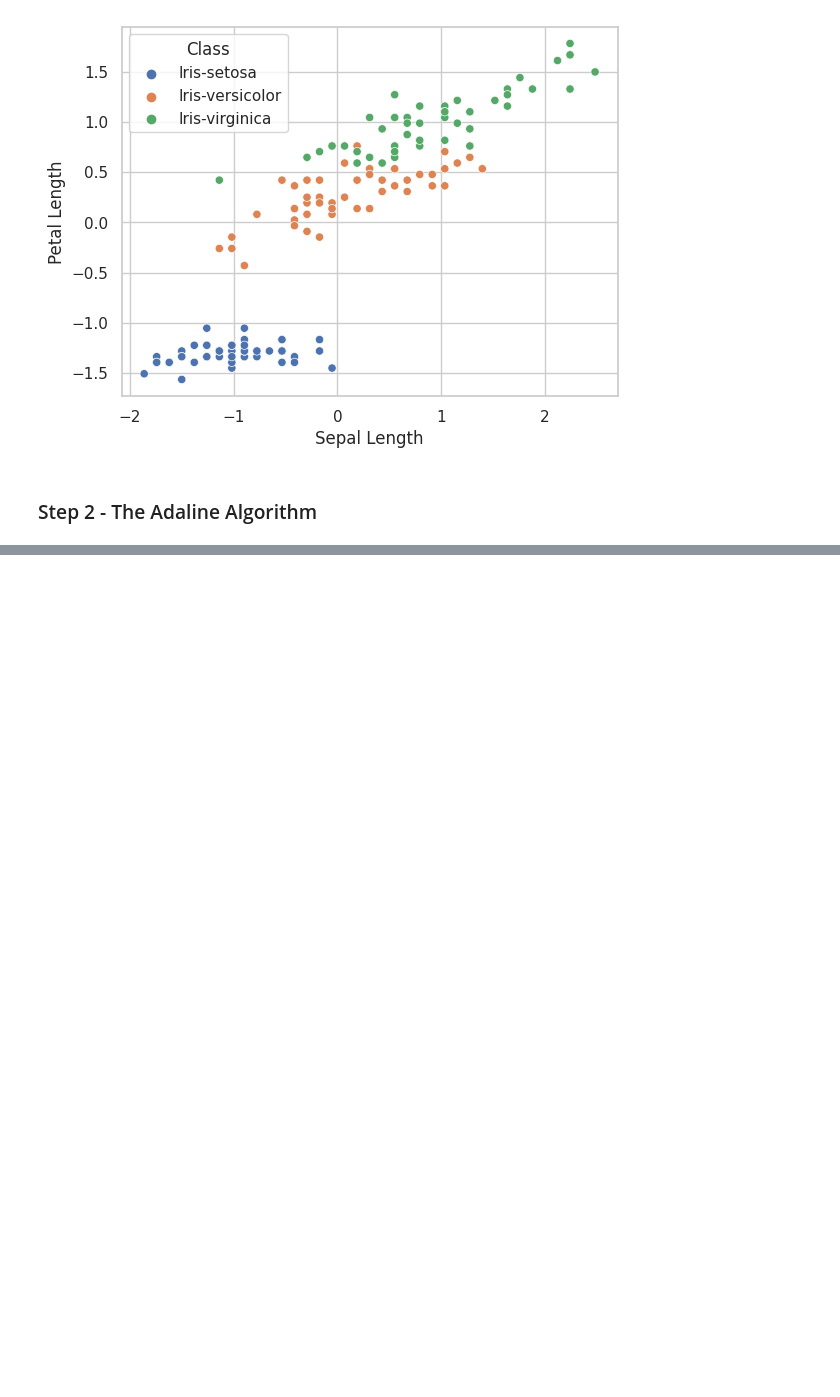
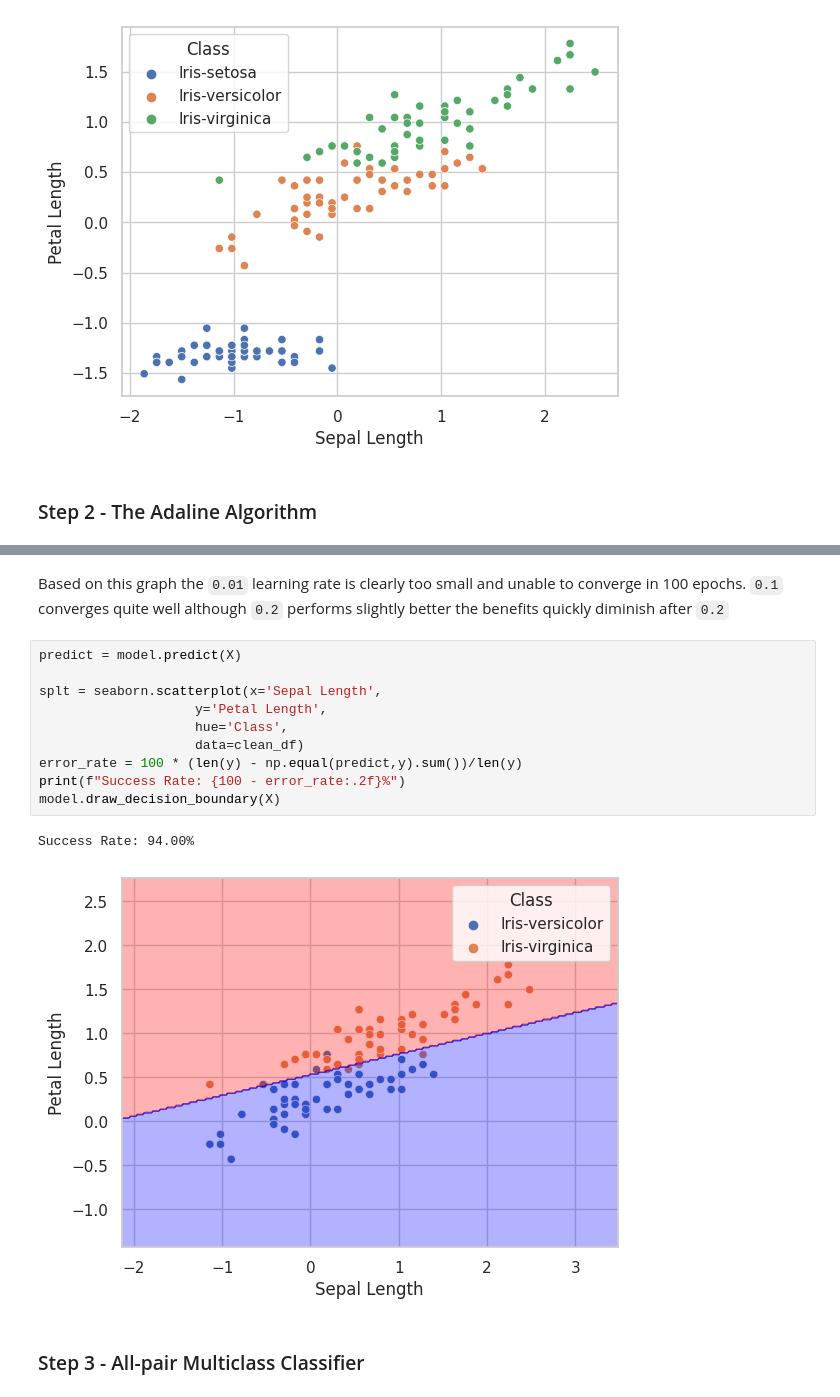
Before and after one commit to UlascanErsoy/ECEN427-TAMU, a Jupyter notebook: hw2/hw2.ipynb, the cells around one changed output, grey strips where cells are left out. Saved outputs shown, nothing was run; the diff lists cells and outputs as text; blank space fills up the shorter version.

```diff
--- a/hw2/hw2.ipynb
+++ b/hw2/hw2.ipynb
@@ -121,0 +284,17 @@ class Adaline:
+# %% [markdown]
+Based on this graph the `0.01` learning rate is clearly too small and unable to converge in 100 epochs. `0.1` converges quite well although `0.2` performs slightly better the benefits quickly diminish after `0.2`
+# %%
+predict = model.predict(X)
+
+splt = seaborn.scatterplot(x='Sepal Length',
+                    y='Petal Length',
+                    hue='Class',
+                    data=clean_df)
+error_rate = 100 * (len(y) - np.equal(predict,y).sum())/len(y)
+print(f"Success Rate: {100 - error_rate:.2f}%")
+model.draw_decision_boundary(X)
+# %% [output]
+Success Rate: 94.00%
+[figure, added]
+# %% [markdown]
+<h3 id="step3">Step 3 - All-pair Multiclass Classifier</h4>
```
Also changed, not shown: parts of 14 cells of this notebook.
